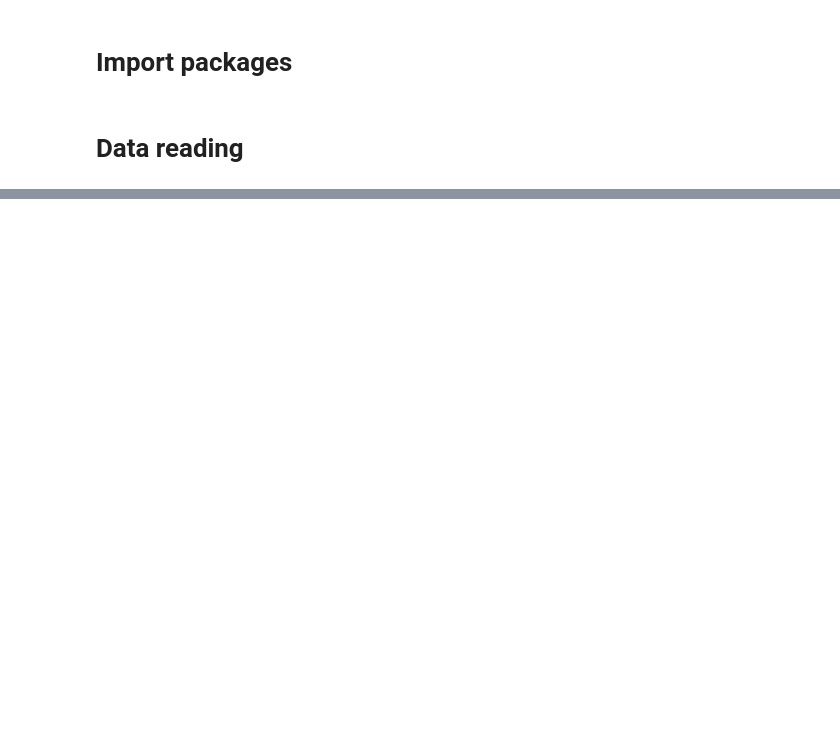
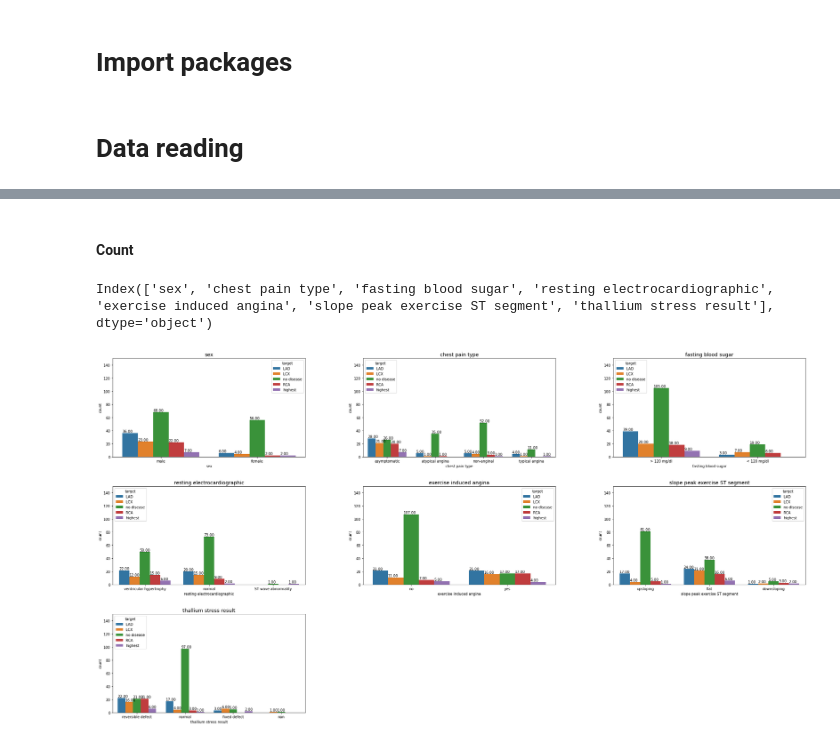
Before and after one commit to Nicola-Ibrahim/Heart-Diseases-Prediction, a Jupyter notebook: notebooks/multiclass/01b_analytics.ipynb, the cells around one changed output, grey strips where cells are left out. Saved outputs shown, nothing was run; the diff lists cells and outputs as text; code cells hidden in the pictures; blank space fills up the shorter version.

```diff
--- a/notebooks/multiclass/01b_analytics.ipynb
+++ b/notebooks/multiclass/01b_analytics.ipynb
@@ -34,6 +34,6 @@ pd.set_option("styler.format.precision", 10)
 df_train = pd.read_pickle(PROC_TRAIN_DATA_PATH)
 # %%
 # Obtain cat and num columns
-cat_vars = df_train.select_dtypes('object').columns
-num_vars = df_train.select_dtypes(np.number).columns
+cat_cols = df_train.select_dtypes('object').columns.to_list()[:-1]
+num_cols = df_train.select_dtypes(np.number).columns.to_list()
 # %%
@@ -42,0 +121,48 @@ df_train.head()
+# %% [markdown]
+#### Count
+# %%
+from typing import Any, Callable
+from functools import wraps
+def parse_plot_cat(func: Callable[..., Any]):
+    @wraps(func)
+    def wrapper(*args, **kwargs):
+
+        data = kwargs['data']
+        hue = kwargs['hue']
+
+        # Exclude hue variable from columns
+        cols = data.columns[data.columns != hue]
+
+        figure = plt.figure(figsize=(35,25))
+        figure.subplots_adjust(wspace=0.3, hspace=0.3)
+
+
+        for i, col in enumerate(cols, start=1):
+            ax = figure.add_subplot(4, 3, i)
+            # func(data=data, x=x, hue=hue, hue_order=hue_order, ax=ax, palette=palette)
+            func(*args, **kwargs, x=col, ax=ax, title=col)
+
+    return wrapper
+
+
+@parse_plot_cat
+def plot_cat_var(
+    data:pd.DataFrame,
+    x:str=None,
+    hue:str=None,
+    hue_order=None,
+    ax:plt.Axes=None,
+    palette:str=None,
+    title:str=None
+):
+    graph = sns.countplot(data=data, x=x, hue=hue, hue_order=hue_order, ax=ax, palette=palette)
+    for p in graph.patches:
+        graph.annotate('{:.2f}'.format(p.get_height()), (p.get_x(), p.get_height()+1))
+    graph.set_title(title, fontsize=14)
+    graph.set_ylim([0, 150])
+
+
+plot_cat_var(data=df_train[cat_cols+['target']], hue='target')
+# %% [output]
+Index(['sex', 'chest pain type', 'fasting blood sugar', 'resting electrocardiographic', 'exercise induced angina', 'slope peak exercise ST segment', 'thallium stress result'], dtype='object')
+[figure, added]
```
Also changed, not shown: parts of 21 cells of this notebook, 1 other file.
